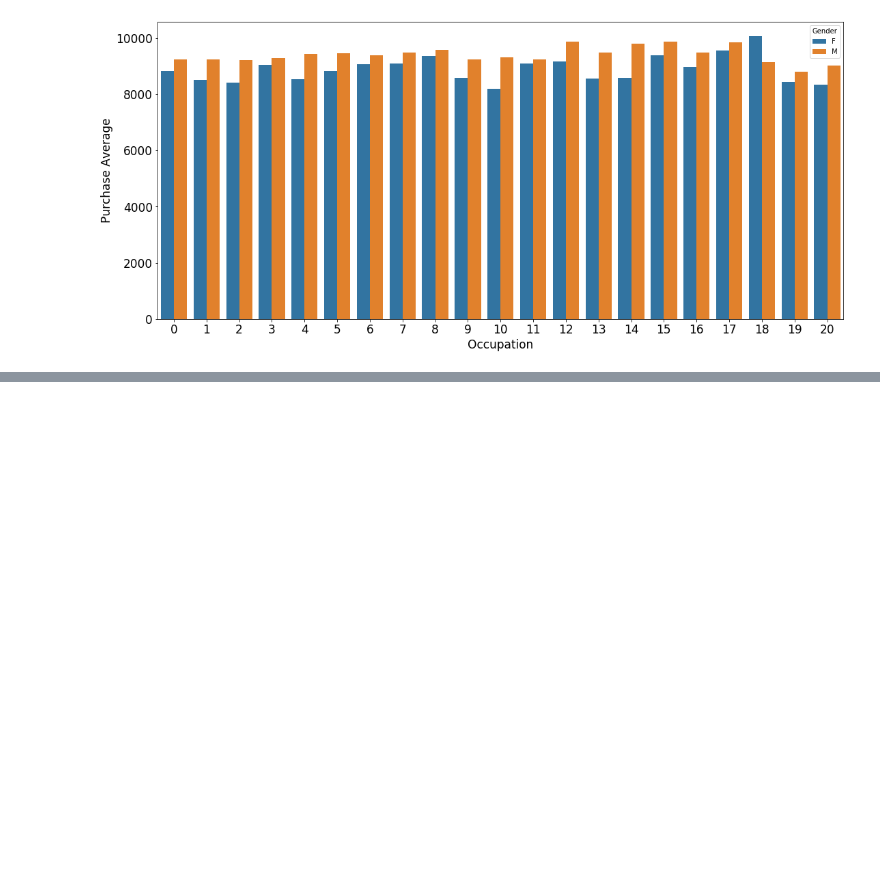
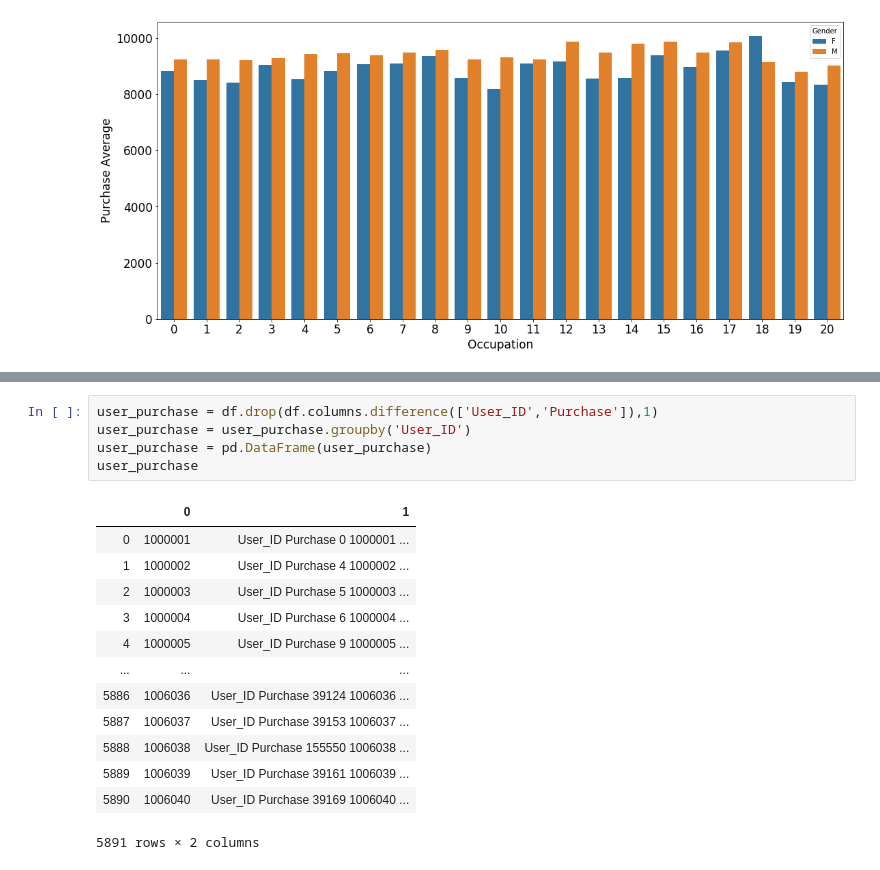
Before and after one commit to joseh4/Predicting_Black_Friday_Shopping_Purcahses, a Jupyter notebook: EDA_notebook.ipynb, the cells around one changed output, grey strips where cells are left out. Saved outputs shown, nothing was run; the diff lists cells and outputs as text; blank space fills up the shorter version.

```diff
--- a/EDA_notebook.ipynb
+++ b/EDA_notebook.ipynb
@@ -837,0 +864,19 @@ plt.show()
+# %%
+user_purchase = df.drop(df.columns.difference(['User_ID','Purchase']),1)
+user_purchase = user_purchase.groupby('User_ID')
+user_purchase = pd.DataFrame(user_purchase)
+user_purchase
+# %% [output]
+|  | 0 | 1 |
+| 0 | 1000001 | User_ID Purchase 0 1000001 ... |
+| 1 | 1000002 | User_ID Purchase 4 1000002 ... |
+| 2 | 1000003 | User_ID Purchase 5 1000003 ... |
+| 3 | 1000004 | User_ID Purchase 6 1000004 ... |
+| 4 | 1000005 | User_ID Purchase 9 1000005 ... |
+| ... | ... | ... |
+| 5886 | 1006036 | User_ID Purchase 39124 1006036 ... |
+| 5887 | 1006037 | User_ID Purchase 39153 1006037 ... |
+| 5888 | 1006038 | User_ID Purchase 155550 1006038 ... |
+| 5889 | 1006039 | User_ID Purchase 39161 1006039 ... |
+| 5890 | 1006040 | User_ID Purchase 39169 1006040 ... |
+5891 rows × 2 columns
```
Also changed, not shown: parts of 16 cells of this notebook.
